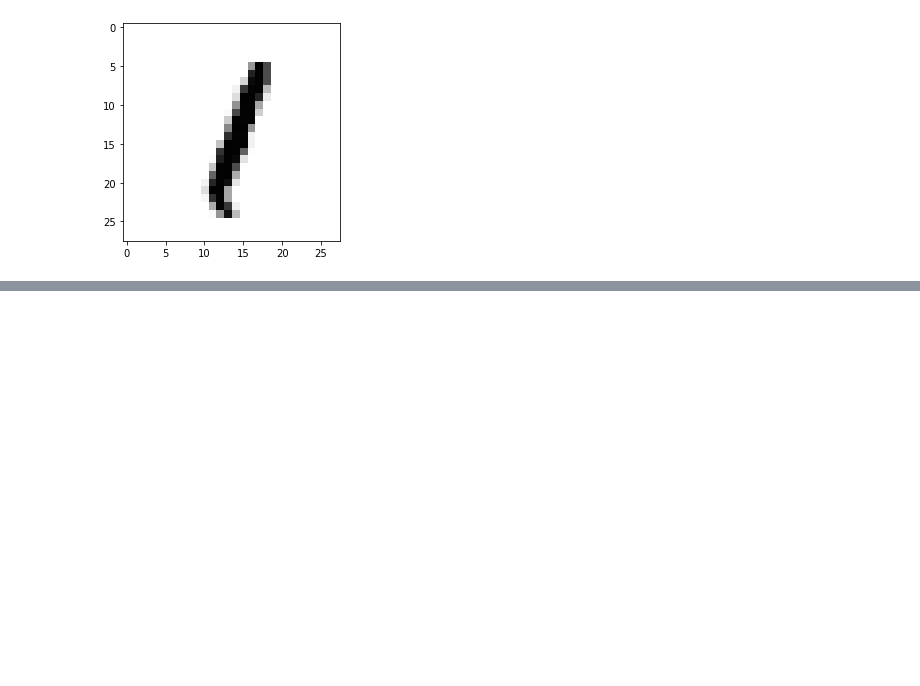
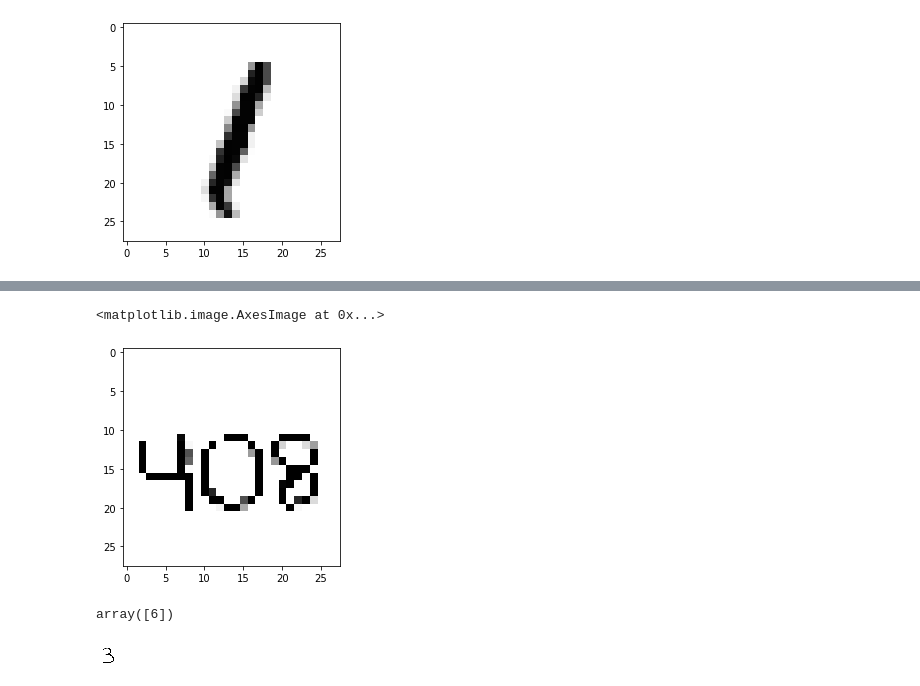
Before and after one commit to diannejardinez/cnn-for-computer-vision, a Jupyter notebook: CNN-MNIST-digits/MNIST-CNN-Digits.ipynb, the cells around one changed output, grey strips where cells are left out. Cells and saved outputs as stored; diff of their text form; code cells hidden in the pictures; blank space fills up the shorter version.

```diff
--- a/CNN-MNIST-digits/MNIST-CNN-Digits.ipynb
+++ b/CNN-MNIST-digits/MNIST-CNN-Digits.ipynb
@@ -267,0 +297,21 @@ Predicted class: [1]
+# %%
+img = 1 - img
+plt.imshow(img.reshape(28, 28), cmap=plt.cm.Greys)
+# %% [output]
+<matplotlib.image.AxesImage at 0x...>
+[figure, added]
+# %%
+# Make predictions
+model.predict_classes(img)
+# %% [output]
+array([6])
+# %%
+import os
+from tensorflow.keras.preprocessing import image
+filepath = "Images/single_number.png"
+
+image_size = (28,28)
+im = image.load_img(filepath, target_size=image_size, color_mode="grayscale")
+im
+# %% [output]
+[figure, added]
```
Also changed, not shown: parts of 10 cells of this notebook, 2 other files.
